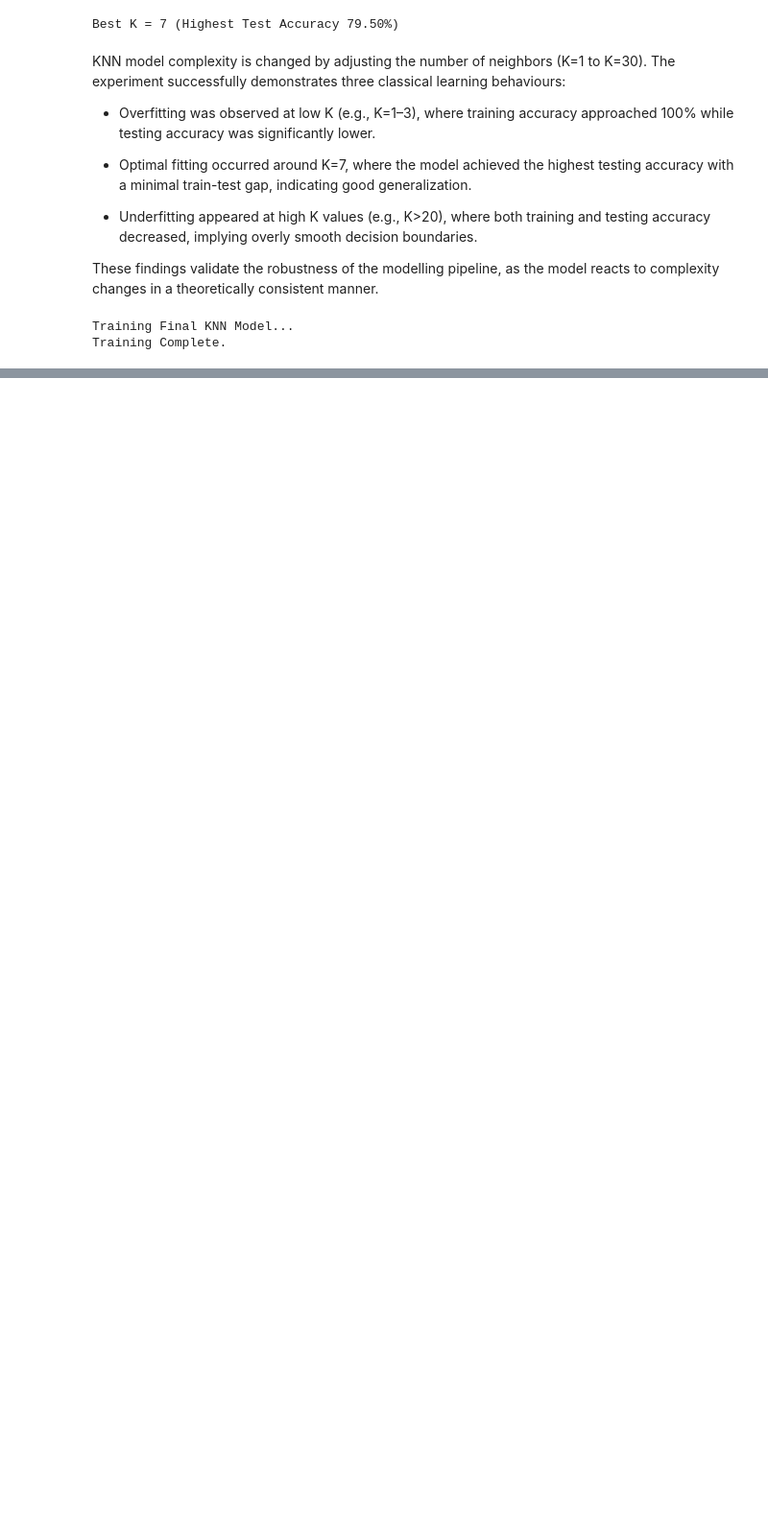
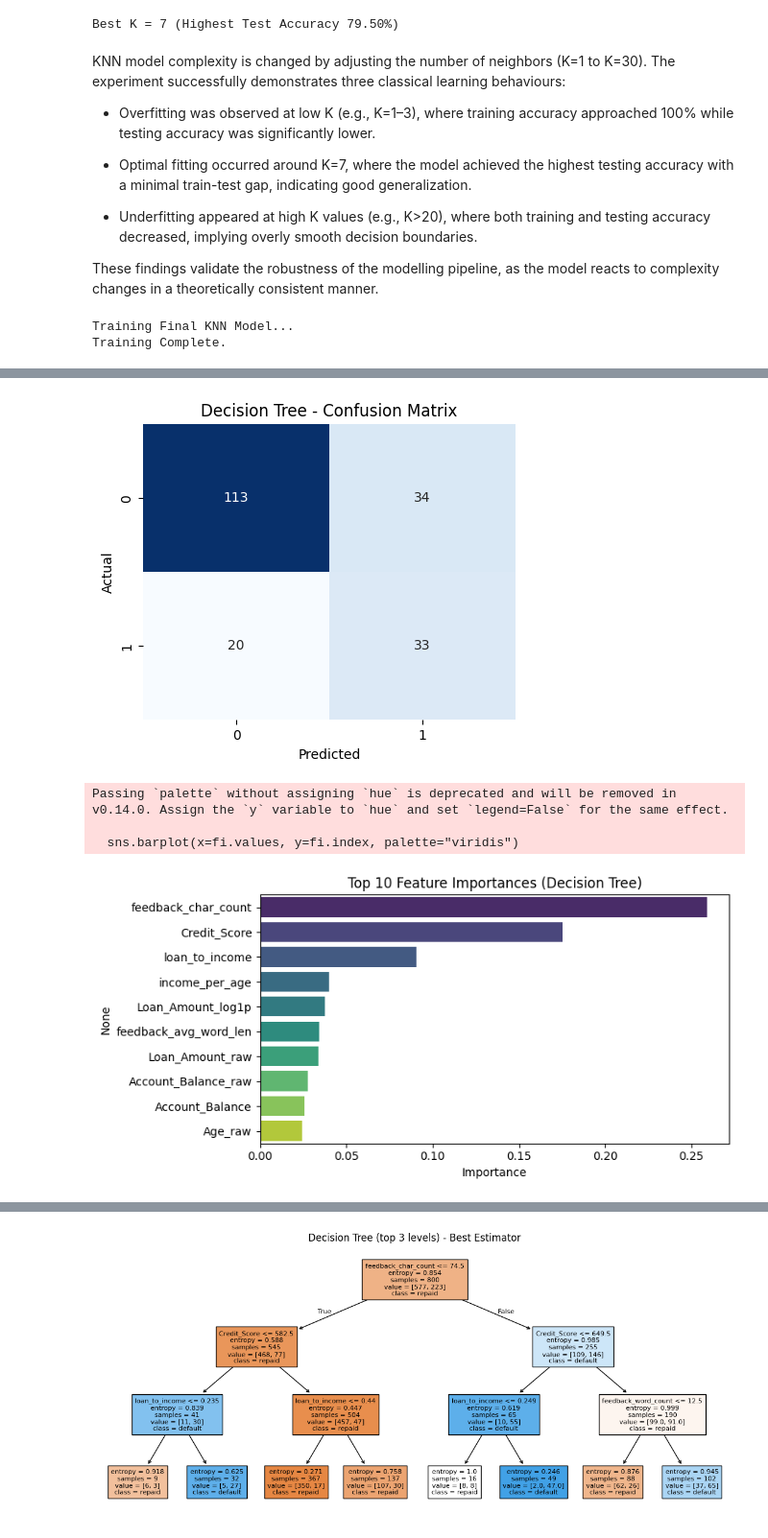
Before and after one commit to PoisonDarterz/wie3007_assignment, a Jupyter notebook: group_project.ipynb, the cells around one changed output, grey strips where cells are left out. Shown at 96% size. Cells and saved outputs as stored; diff of their text form; code cells hidden in the pictures; blank space fills up the shorter version.

Commit message:
Add decision tree model

```diff
--- a/group_project.ipynb
+++ b/group_project.ipynb
@@ -1150,0 +1154,16 @@ Passing `palette` without assigning `hue` is deprecated and will be removed in v
+# %%
+# Train Baseline Decision Tree
+dt = DecisionTreeClassifier(random_state=42)
+dt.fit(X_train, y_train)
+
+y_pred = dt.predict(X_test)
+y_proba = dt.predict_proba(X_test)[:, 1] if hasattr(dt, "predict_proba") else None
+
+print("Baseline Decision Tree")
+print("Accuracy:", f"{accuracy_score(y_test, y_pred):.2%}")
+print(classification_report(y_test, y_pred))
+if y_proba is not None:
+    try:
+        print("ROC AUC:", f"{roc_auc_score(y_test, y_proba):.4f}")
+    except Exception:
+        pass
@@ -1150,0 +1183,54 @@ Passing `palette` without assigning `hue` is deprecated and will be removed in v
+# %%
+# Confusion matrix
+cm = confusion_matrix(y_test, y_pred)
+plt.figure(figsize=(5,4))
+sns.heatmap(cm, annot=True, fmt="d", cmap="Blues", cbar=False)
+plt.title("Decision Tree - Confusion Matrix")
+plt.xlabel("Predicted")
+plt.ylabel("Actual")
+plt.show()
+
+# Feature importances (top 10)
+fi = pd.Series(dt.feature_importances_, index=X_train.columns).sort_values(ascending=False).head(10)
+plt.figure(figsize=(8,4))
+sns.barplot(x=fi.values, y=fi.index, palette="viridis")
+plt.title("Top 10 Feature Importances (Decision Tree)")
+plt.xlabel("Importance")
+plt.tight_layout()
+plt.show()
+
+# Small Grid Search for hyperparameters (fast)
+param_grid = {
+    "max_depth": [3, 5, 8, 12, None],
+    "min_samples_split": [2, 5, 10],
+    "min_samples_leaf": [1, 2, 4],
+    "criterion": ["gini", "entropy"]
+}
+gs = GridSearchCV(DecisionTreeClassifier(random_state=42), param_grid, cv=5, scoring="roc_auc", n_jobs=-1, verbose=1)
+gs.fit(X_train, y_train)
+
+best_dt = gs.best_estimator_
+print("\nGridSearch Best Params:", gs.best_params_)
+y_pred_best = best_dt.predict(X_test)
+y_proba_best = best_dt.predict_proba(X_test)[:, 1] if hasattr(best_dt, "predict_proba") else None
+
+print("Best Decision Tree")
+print("Accuracy:", f"{accuracy_score(y_test, y_pred_best):.4f}")
+print(classification_report(y_test, y_pred_best))
+if y_proba_best is not None:
+    try:
+        print("ROC AUC:", f"{roc_auc_score(y_test, y_proba_best):.4f}")
+    except Exception:
+        pass
+
+# Plot a shallow visualization of the best tree for interpretability
+plt.figure(figsize=(14,6))
+plot_tree(best_dt, feature_names=X_train.columns, class_names=["repaid","default"], filled=True, max_depth=3, fontsize=8)
+plt.title("Decision Tree (top 3 levels) - Best Estimator")
+plt.show()
+# %% [output]
+[figure, added]
+Passing `palette` without assigning `hue` is deprecated and will be removed in v0.14.0. Assign the `y` variable to `hue` and set `legend=False` for the same effect.
+
+  sns.barplot(x=fi.values, y=fi.index, palette="viridis")
+[figure, added]
@@ -1150,0 +1252 @@ Passing `palette` without assigning `hue` is deprecated and will be removed in v
+[figure, added]
```
Also changed, not shown: parts of 6 cells of this notebook.
